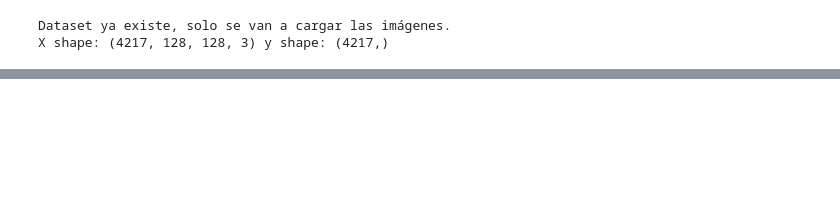
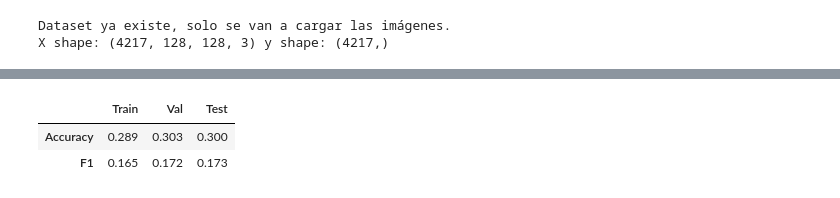
Before and after one commit to ropas5/eye_diseases_classification_trabajo_DL, a Jupyter notebook: notebooks/model_complex_2.ipynb, the cells around one changed output, grey strips where cells are left out. Drawn from its saved outputs; the diff is of its cells as text; code cells hidden in the pictures; blank space fills up the shorter version.

```diff
--- a/notebooks/model_complex_2.ipynb
+++ b/notebooks/model_complex_2.ipynb
@@ -21,0 +89,35 @@ model = create_model(input_shape=(128,128,3), num_classes=4, l_rate=0.0001) # co
+# %%
+import pandas as pd
+import numpy as np
+from sklearn.metrics import accuracy_score, f1_score
+
+datasets = {
+    "Train": (X_train, y_train),
+    "Val": (X_val, y_val),
+    "Test": (X_test, y_test)
+}
+
+def evaluate(model, X, y):
+    #Convertir a enteros
+    y_true = np.argmax(y, axis=1)
+
+    y_pred_probs = model.predict(X)
+    y_pred = np.argmax(y_pred_probs, axis=1)
+
+    acc = accuracy_score(y_true, y_pred)
+    f1 = f1_score(y_true, y_pred, average="weighted")
+    return acc, f1
+
+
+def crear_df_metricas(model, datasets):
+    results = {}
+    for split_name, (X, y) in datasets.items():
+        acc, f1 = evaluate(model, X, y)
+        results[split_name] = [acc, f1]
+
+    df = pd.DataFrame(results, index=["Accuracy", "F1"])
+    return df
+
+df = crear_df_metricas(model, datasets)
+df.round(3)
+# %% [output]
@@ -21,0 +127,3 @@ model = create_model(input_shape=(128,128,3), num_classes=4, l_rate=0.0001) # co
+|  | Train | Val | Test |
+| Accuracy | 0.289 | 0.303 | 0.300 |
+| F1 | 0.165 | 0.172 | 0.173 |
```
Also changed, not shown: parts of 10 cells of this notebook, 1 other file.
